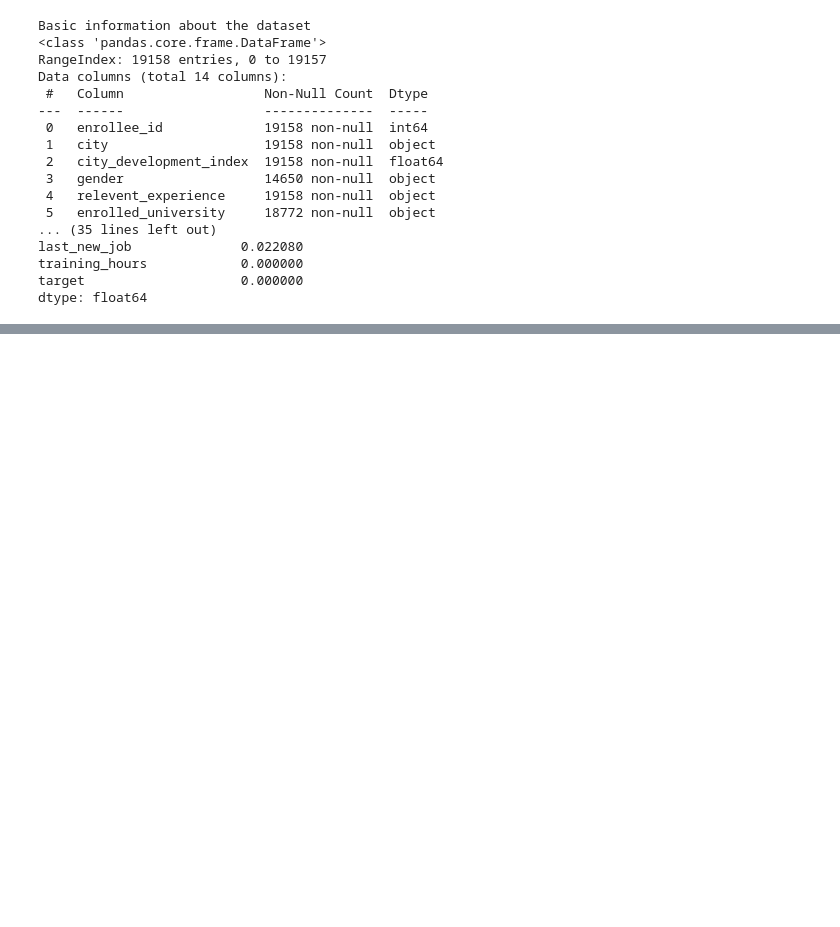
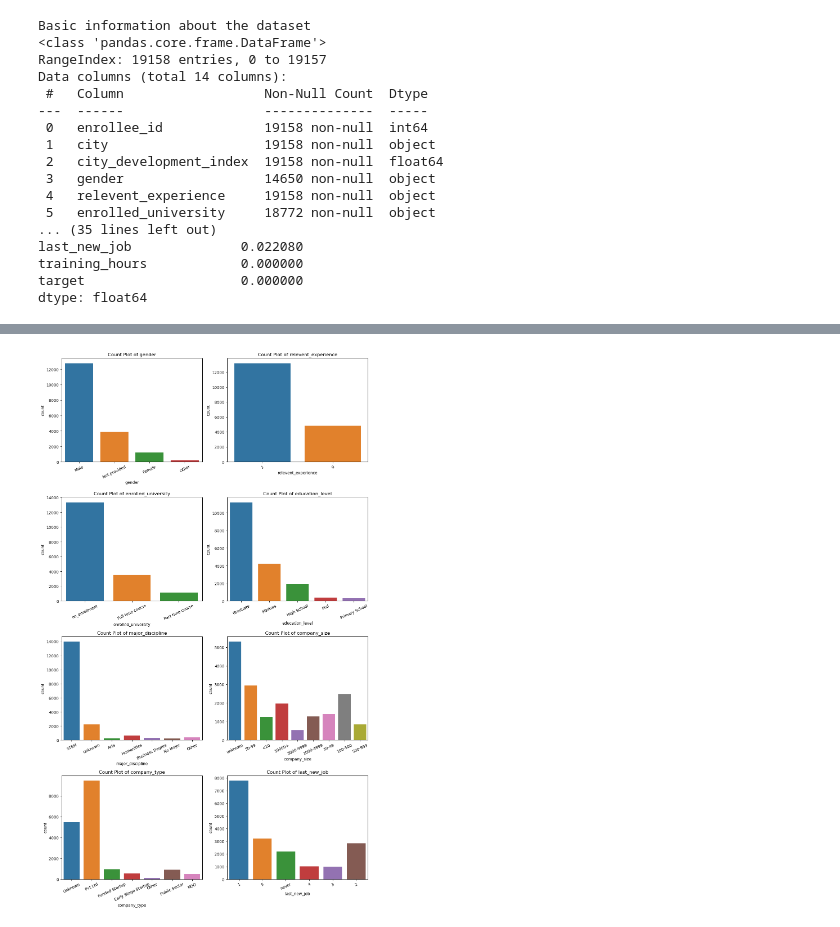
Before and after one commit to fachri34/Final-Project-Data-Science, a Jupyter notebook: EDAFinpro.ipynb, the cells around one changed output, grey strips where cells are left out. Drawn from its saved outputs; the diff is of its cells as text; code cells hidden in the pictures; blank space fills up the shorter version.

```diff
--- a/EDAFinpro.ipynb
+++ b/EDAFinpro.ipynb
@@ -55,9 +112,29 @@ array(['>20', '15', '5', '<1', '11', '13', '7', '17', '2', '16', '1', '4',
 # %%
 #Mengubah tipe data pada kolom-kolom yang belum sesuai
+
+#1 mengubah enrollee_id menjadi string
 df['enrollee_id'] = df['enrollee_id'].astype(str)
 
+#2
+df['city']= df['city'].str.replace('city_','')
+
+#3
+df['relevent_experience'] = df['relevent_experience'].apply(lambda x: '1' if x=='Has relevent experience' else '0')
+
+#4
 df['experience'] = df['experience'].apply(lambda x: '0' if x=='<1' else x)
 df['experience'] = df['experience'].apply(lambda x: '20' if x=='>20' else x)
-# df['experience'] = df['experience'].astype(str).astype(int)
+df['experience'] = df['experience'].astype(float)
+
+
+#5
+#company_size': akan dibersihkan dan dikelompokkan menjadi 8 kelompok (<10, 10-49, 50-99, 100-500, 500-999, 1000-4999, 5000-999, 10000+)
+df['company_size'] = df['company_size'].apply(lambda x: '10-49' if x=='10/49' else x)
+
+#6
+df['last_new_job'] = df['last_new_job'].apply(lambda x: '5' if x=='>4' else x)
+
+#7
+df['target'] = df['target'].astype(int)
 
 #?? pertanyaan untuk kolom company size + last job, sebaiknya diapakan? dijadikan kategori?
@@ -89,0 +169,8 @@ df
+# %%
+df['company_size'].fillna('unknown',inplace=True)
+df['company_type'].fillna('Unknown',inplace=True)
+df['major_discipline'].fillna('Unknown',inplace=True)
+df['gender'].fillna('Not provided',inplace=True)
+# %%
+df.dropna(inplace=True)
+df.isna().sum()/len(df)
@@ -90,14 +193,16 @@ df
 # %%
 #Create count plots for categorical colums
-cats1=['relevent_experience', 'enrolled_university', 'education_level','major_discipline','company_size', 'company_type','last_new_job']
+cats1=['gender','relevent_experience', 'enrolled_university', 'education_level','major_discipline','company_size', 'company_type','last_new_job']
 plt.figure(figsize=(12,20))
 for i, col in enumerate(cats1, 1):
     plt.subplot(4, 2, i)
     sns.countplot(data=df, x=col)
     plt.title(f'Count Plot of {col}')
     plt.xticks(rotation = 25)
 plt.tight_layout()
 plt.show()
+# %% [output]
+[figure, added]
 # %%
 #Create histograms for numeric columns
 df[nums].hist(bins=15, figsize=(12,8))
```
Also changed, not shown: parts of 18 cells of this notebook, 1 other file.
